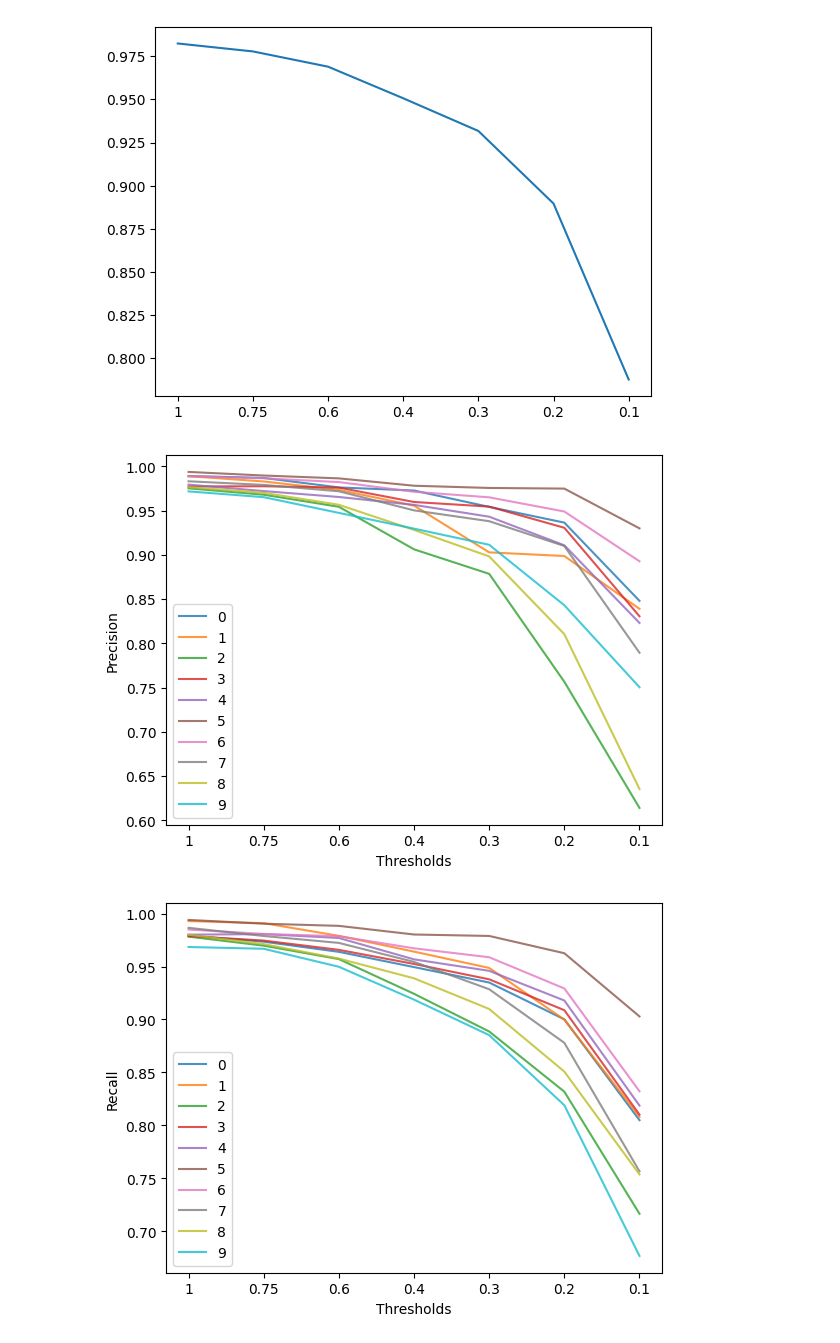
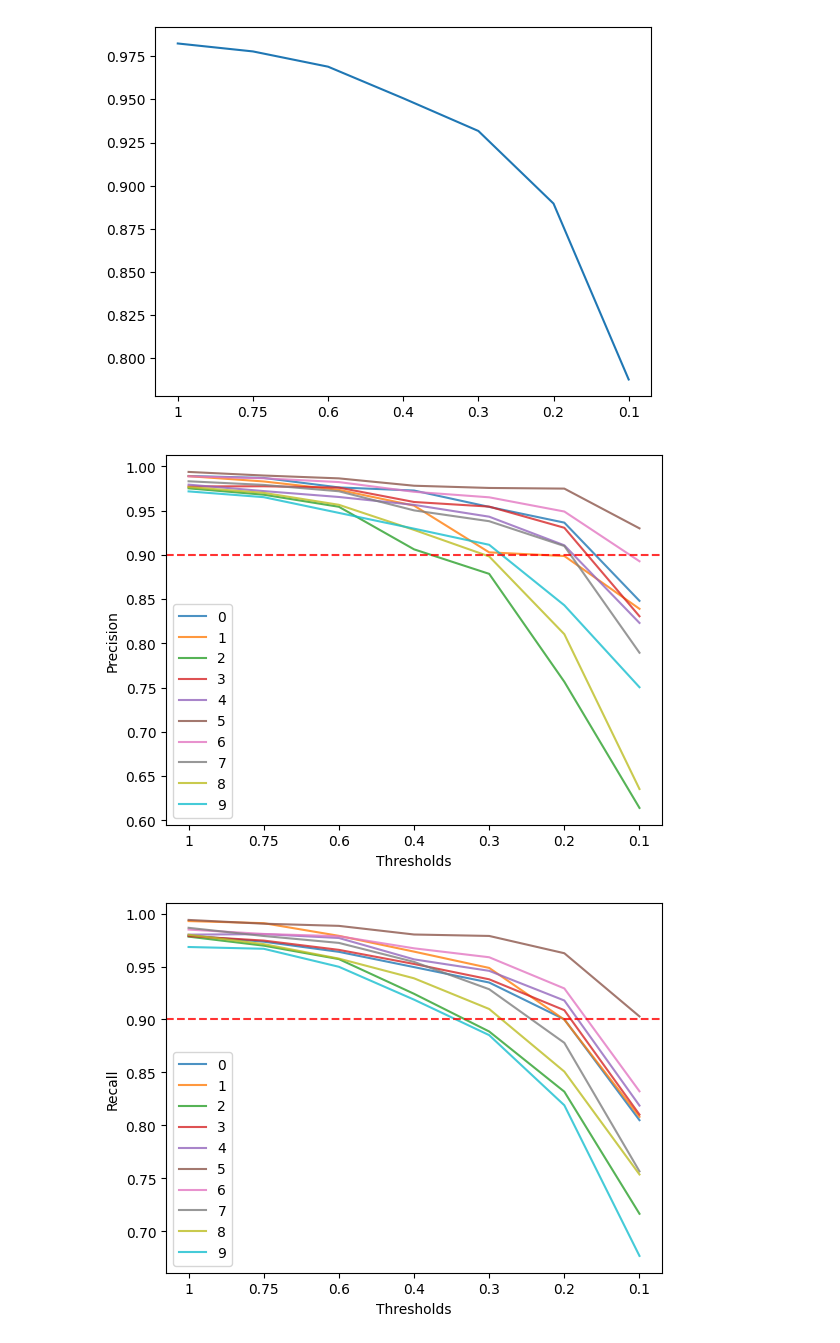
Before and after one commit to JhonatanFelix/Bacterial_identification, a Jupyter notebook: model_evolution.ipynb, the cells around one changed output. Drawn from its saved outputs; the diff is of its cells as text; code cells hidden in the pictures.

```diff
--- a/model_evolution.ipynb
+++ b/model_evolution.ipynb
@@ -102,30 +102,19 @@ plt.show()
 # %% [output]
 [figure]
 # %%
-for number in range(10):
-    precision = [report[str(number)]['precision'] for report in reports]
-    plt.plot(thresholds, precision, label = number, alpha = 0.8)
-plt.xlabel('Thresholds')
-plt.ylabel('Precision')
-plt.legend()
-plt.show()
+def plot_metric(metric_name, ylabel):
+    for number in range(10):
+        metric_values = [report[str(number)][metric_name] for report in reports]
+        plt.plot(thresholds, metric_values, label=number, alpha=0.8)
+    plt.axhline(y=0.9, color='r', linestyle='--', alpha=0.8)
+    plt.xlabel('Thresholds')
+    plt.ylabel(ylabel)
+    plt.legend()
+    plt.show()
 
-for number in range(10):
-    precision = [report[str(number)]['recall'] for report in reports]
-    plt.plot(thresholds, precision, label = number, alpha = 0.8)
-plt.xlabel('Thresholds')
-plt.ylabel('Recall')
-plt.legend()
-plt.show()
-
-for number in range(10):
-    precision = [report[str(number)]['f1-score'] for report in reports]
-    plt.plot(thresholds, precision, label = number, alpha = 0.8)
-    plt.axhline(y = 0.9, color = 'r',  linestyle = '--', alpha = 0.8)
-plt.xlabel('Thresholds')
-plt.ylabel('f1-score')
-plt.legend()
-plt.show()
+plot_metric('precision', 'Precision')
+plot_metric('recall', 'Recall')
+plot_metric('f1-score', 'f1-score')
 # %% [output]
-[figure, old version]
+[figure, new version]
-[figure, old version]
+[figure, new version]
```
Also changed, not shown: parts of 1 cell of this notebook.
